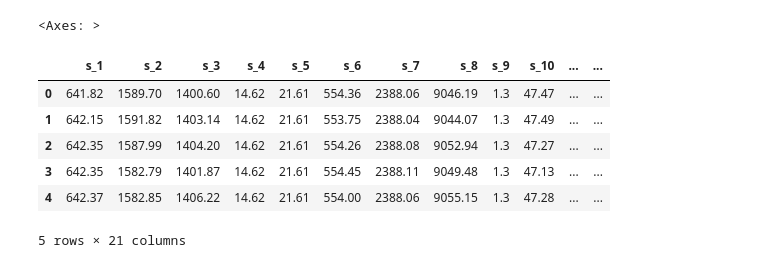
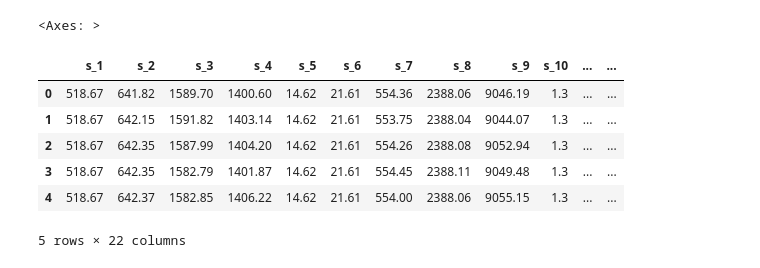
Before and after one commit to louisslnn/ARES, a Jupyter notebook: notebooks/explore_data.ipynb, the cells around one changed output. Drawn from its saved outputs; the diff is of its cells as text; code cells hidden in the pictures.

```diff
--- a/notebooks/explore_data.ipynb
+++ b/notebooks/explore_data.ipynb
@@ -7,7 +7,7 @@ import os
 
 sns.set_theme(style="darkgrid")
 # %%
-sensor_names = [f's_{i}' for i in range(1, 21)]
+sensor_names = [f's_{i}' for i in range(1, 22)]  # 21 sensors (s_1 through s_21)
 # %%
 df_train = pd.read_csv('../data/loaded/train.csv')
 df_test = pd.read_csv('../data/loaded/test.csv')
@@ -129,11 +129,31 @@ df_train.boxplot(column='s_1')
 # %% [output]
 <Axes: >
 # %%
+# Note: add_remaining_useful_life function is imported from handle_rul module in cell 19
+# This cell calculates RUL for the training data
+
+def add_remaining_useful_life(df: pd.DataFrame) -> pd.DataFrame:
+    """
+    Calculate and add Remaining Useful Life (RUL) column to the dataframe.
+    RUL = max_cycle_per_unit - current_cycle
+    """
+    grouped_by_unit = df.groupby(by='unit_number')
+    max_cycle = grouped_by_unit['time_cycles'].max()
+    result_frame = df.merge(max_cycle.to_frame(name='max_cycle'), left_on='unit_number', right_index=True)
+
+    remaining_useful_life = result_frame['max_cycle'] - result_frame['time_cycles']
+    result_frame['RUL'] = remaining_useful_life
+
+    result_frame = result_frame.drop("max_cycle", axis=1)
+    return result_frame
+
+df_train = add_remaining_useful_life(df_train)
+df_train[sensor_names+['RUL']].head()
 # %% [output]
 |  | s_1 | s_2 | s_3 | s_4 | s_5 | s_6 | s_7 | s_8 | s_9 | s_10 | ... | ... |
-| 0 | 641.82 | 1589.70 | 1400.60 | 14.62 | 21.61 | 554.36 | 2388.06 | 9046.19 | 1.3 | 47.47 | ... | ... |
-| 1 | 642.15 | 1591.82 | 1403.14 | 14.62 | 21.61 | 553.75 | 2388.04 | 9044.07 | 1.3 | 47.49 | ... | ... |
-| 2 | 642.35 | 1587.99 | 1404.20 | 14.62 | 21.61 | 554.26 | 2388.08 | 9052.94 | 1.3 | 47.27 | ... | ... |
-| 3 | 642.35 | 1582.79 | 1401.87 | 14.62 | 21.61 | 554.45 | 2388.11 | 9049.48 | 1.3 | 47.13 | ... | ... |
-| 4 | 642.37 | 1582.85 | 1406.22 | 14.62 | 21.61 | 554.00 | 2388.06 | 9055.15 | 1.3 | 47.28 | ... | ... |
+| 0 | 518.67 | 641.82 | 1589.70 | 1400.60 | 14.62 | 21.61 | 554.36 | 2388.06 | 9046.19 | 1.3 | ... | ... |
+| 1 | 518.67 | 642.15 | 1591.82 | 1403.14 | 14.62 | 21.61 | 553.75 | 2388.04 | 9044.07 | 1.3 | ... | ... |
+| 2 | 518.67 | 642.35 | 1587.99 | 1404.20 | 14.62 | 21.61 | 554.26 | 2388.08 | 9052.94 | 1.3 | ... | ... |
+| 3 | 518.67 | 642.35 | 1582.79 | 1401.87 | 14.62 | 21.61 | 554.45 | 2388.11 | 9049.48 | 1.3 | ... | ... |
+| 4 | 518.67 | 642.37 | 1582.85 | 1406.22 | 14.62 | 21.61 | 554.00 | 2388.06 | 9055.15 | 1.3 | ... | ... |
-5 rows × 21 columns
+5 rows × 22 columns
```
Also changed, not shown: parts of 15 cells of this notebook, 14 other files.
